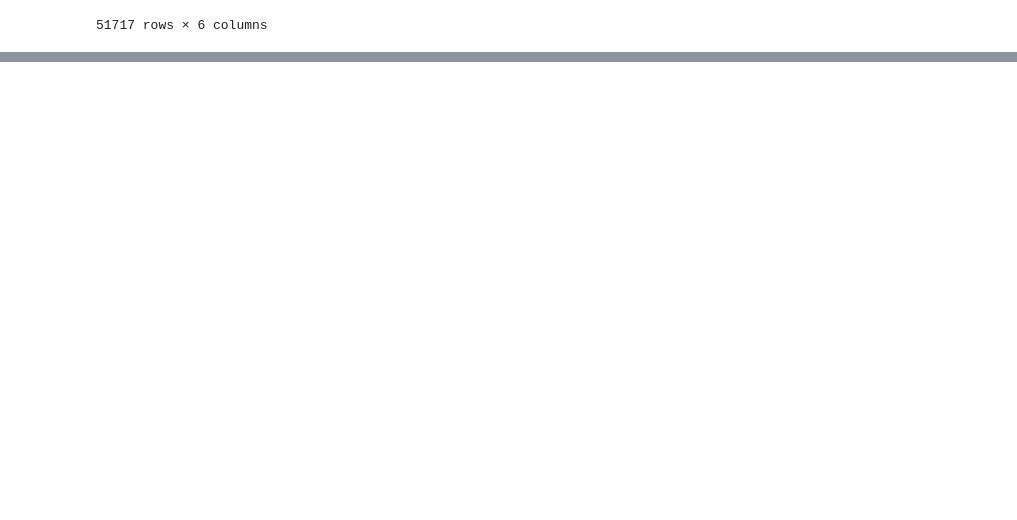
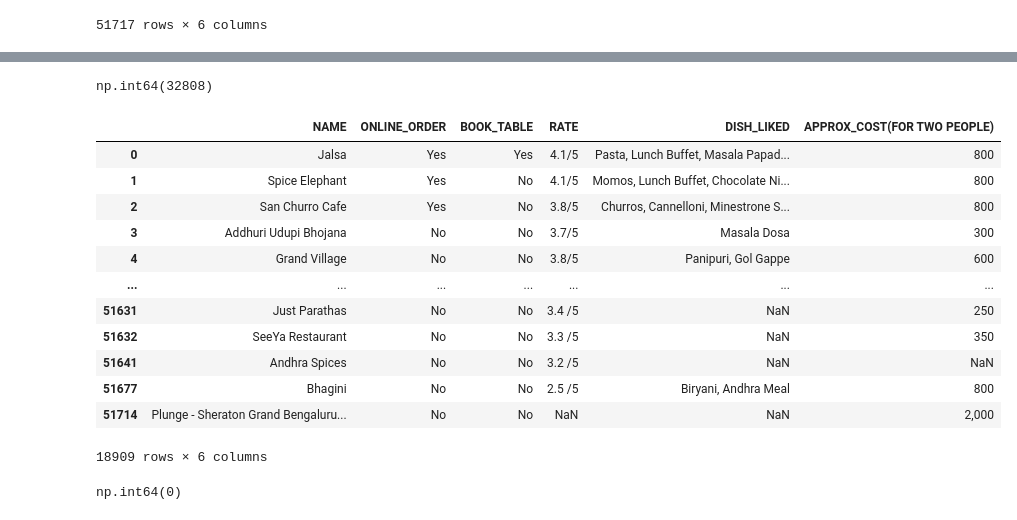
Before and after one commit to VivekBardava-OG/Data-Cleaning-Practice, a Jupyter notebook: Zomato data set/notebook.ipynb, the cells around one changed output, grey strips where cells are left out. Saved outputs shown, nothing was run; the diff lists cells and outputs as text; code cells hidden in the pictures; blank space fills up the shorter version.

Commit message:
Dropping duplicated data

```diff
--- a/Zomato data set/notebook.ipynb
+++ b/Zomato data set/notebook.ipynb
@@ -139,0 +157,26 @@ data
+# %%
+data.duplicated().sum()
+# %% [output]
+np.int64(32808)
+# %%
+data.drop_duplicates(inplace=True)
+# %%
+data
+# %% [output]
+|  | NAME | ONLINE_ORDER | BOOK_TABLE | RATE | DISH_LIKED | APPROX_COST(FOR TWO PEOPLE) |
+| 0 | Jalsa | Yes | Yes | 4.1/5 | Pasta, Lunch Buffet, Masala Papad... | 800 |
+| 1 | Spice Elephant | Yes | No | 4.1/5 | Momos, Lunch Buffet, Chocolate Ni... | 800 |
+| 2 | San Churro Cafe | Yes | No | 3.8/5 | Churros, Cannelloni, Minestrone S... | 800 |
+| 3 | Addhuri Udupi Bhojana | No | No | 3.7/5 | Masala Dosa | 300 |
+| 4 | Grand Village | No | No | 3.8/5 | Panipuri, Gol Gappe | 600 |
+| ... | ... | ... | ... | ... | ... | ... |
+| 51631 | Just Parathas | No | No | 3.4 /5 | NaN | 250 |
+| 51632 | SeeYa Restaurant | No | No | 3.3 /5 | NaN | 350 |
+| 51641 | Andhra Spices | No | No | 3.2 /5 | NaN | NaN |
+| 51677 | Bhagini | No | No | 2.5 /5 | Biryani, Andhra Meal | 800 |
+| 51714 | Plunge - Sheraton Grand Bengaluru... | No | No | NaN | NaN | 2,000 |
+18909 rows × 6 columns
+# %%
+data.duplicated().sum()
+# %% [output]
+np.int64(0)
```
Also changed, not shown: parts of 3 cells of this notebook.
